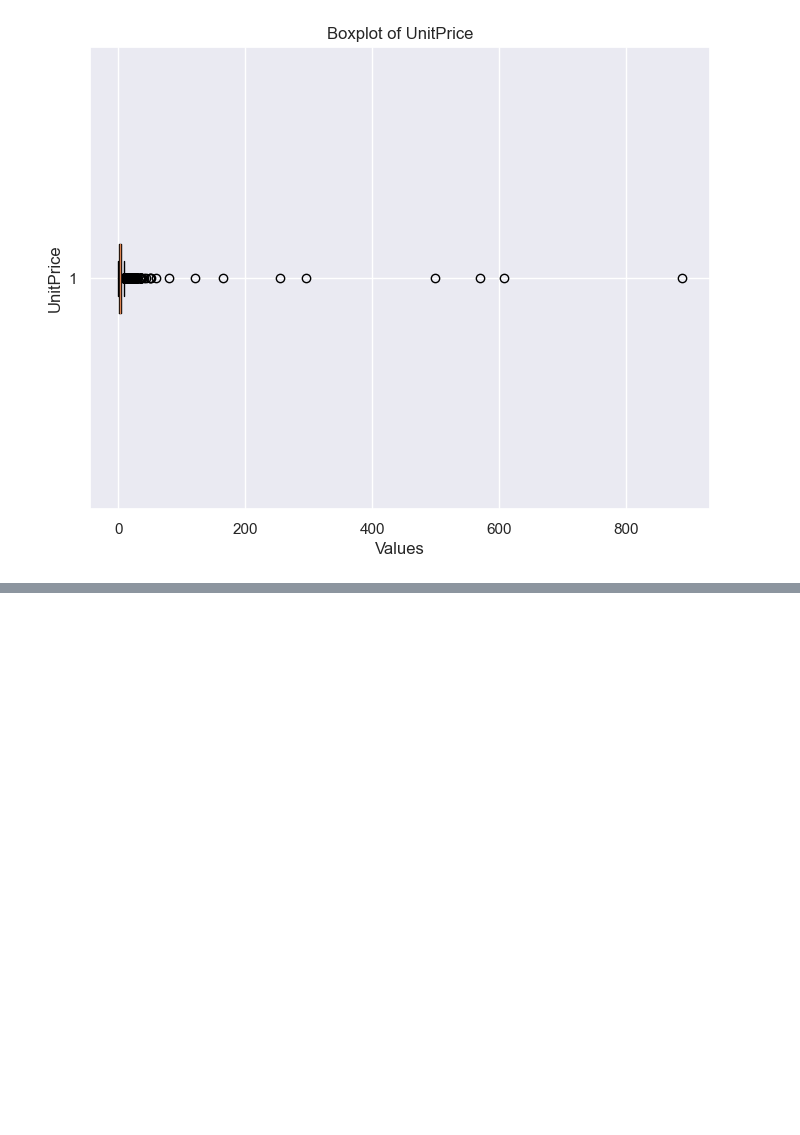
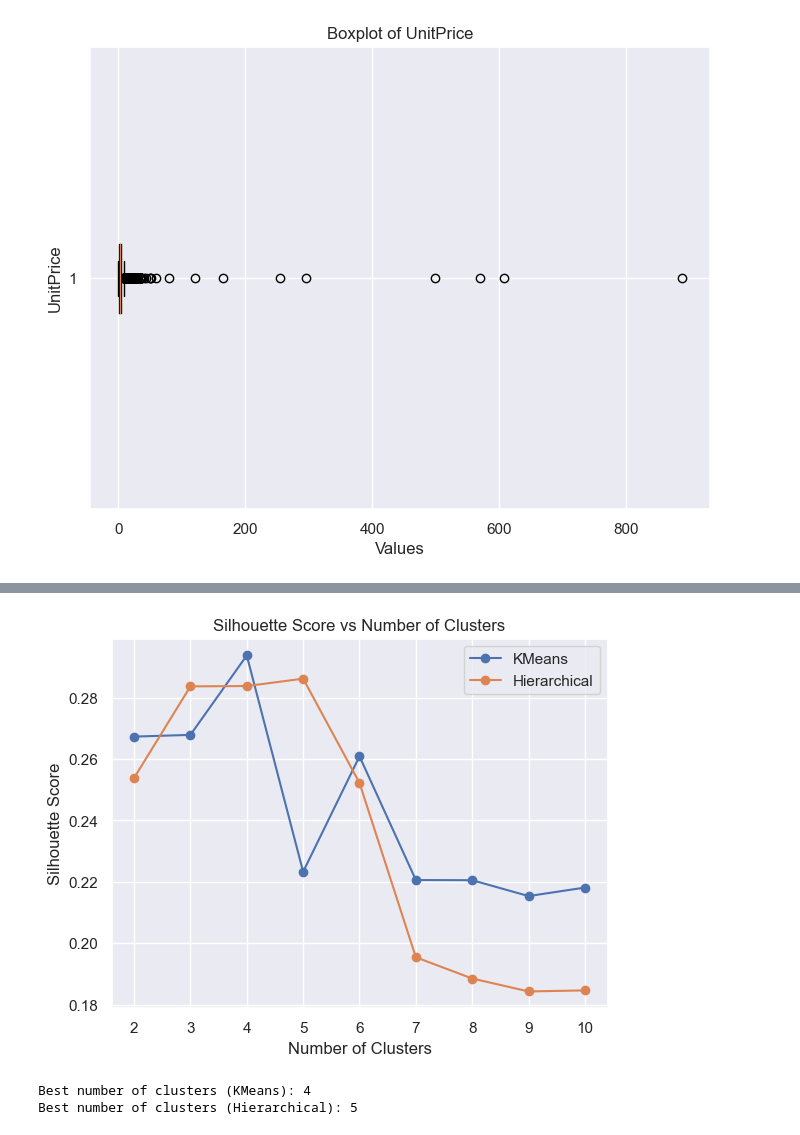
Before and after one commit to Rahafzsh/DataMiningTasks, a Jupyter notebook: lab10/lab 10.ipynb, the cells around one changed output, grey strips where cells are left out. Cells and saved outputs as stored; diff of their text form; code cells hidden in the pictures; blank space fills up the shorter version.

```diff
--- a/lab10/lab 10.ipynb
+++ b/lab10/lab 10.ipynb
@@ -287,0 +314,17 @@ plt.show()
+# %%
+from sklearn.preprocessing import StandardScaler
+
+# Standardize the features
+scaler = StandardScaler()
+data_scaled = scaler.fit_transform(df)
+
+# Apply KMeans Clustering
+kmeans = KMeans(n_clusters=3,  random_state = 42)  # You can choose the number of clusters
+kmeans_labels = kmeans.fit_predict(data_scaled)
+
+
+# Save the predictions as a column
+df['kmeans']=kmeans_labels
+
+# Check the distribution
+df['kmeans'].value_counts()
@@ -287,0 +373,48 @@ plt.show()
+# %%
+from sklearn.cluster import KMeans, AgglomerativeClustering
+from sklearn.metrics import silhouette_score
+import numpy as np
+
+def calculate_silhouette_score(data, method, min_clusters=2, max_clusters=10):
+    silhouette_scores = []
+    for n_clusters in range(min_clusters, max_clusters+1):
+        if method == 'KMeans':
+            cluster_model = KMeans(n_clusters=n_clusters, random_state=42)
+        elif method == 'Hierarchical':
+            cluster_model = AgglomerativeClustering(n_clusters=n_clusters)
+        else:
+            raise ValueError("Invalid method. Supported methods are 'KMeans' and 'Hierarchical'.")
+
+        labels = cluster_model.fit_predict(data)
+        silhouette_avg = silhouette_score(data, labels)
+        silhouette_scores.append(silhouette_avg)
+    return silhouette_scores
+
+# Define data and scale it
+# Assuming you have data and data_scaled already defined
+
+# Calculate silhouette scores for KMeans
+kmeans_silhouette_scores = calculate_silhouette_score(data_scaled, 'KMeans')
+
+# Calculate silhouette scores for Hierarchical clustering
+hierarchical_silhouette_scores = calculate_silhouette_score(data_scaled, 'Hierarchical')
+
+# Plot the silhouette scores for both methods
+plt.plot(range(2, 11), kmeans_silhouette_scores, marker='o', label='KMeans')
+plt.plot(range(2, 11), hierarchical_silhouette_scores, marker='o', label='Hierarchical')
+plt.xlabel('Number of Clusters')
+plt.ylabel('Silhouette Score')
+plt.title('Silhouette Score vs Number of Clusters')
+plt.legend()
+plt.show()
+
+# Find the best number of clusters for each method
+best_kmeans_clusters = np.argmax(kmeans_silhouette_scores) + 2  # Add 2 because range starts from 2
+best_hierarchical_clusters = np.argmax(hierarchical_silhouette_scores) + 2
+
+print("Best number of clusters (KMeans):", best_kmeans_clusters)
+print("Best number of clusters (Hierarchical):", best_hierarchical_clusters)
+# %% [output]
+[figure, added]
+Best number of clusters (KMeans): 4
+Best number of clusters (Hierarchical): 5
```
Also changed, not shown: parts of 11 cells of this notebook.
